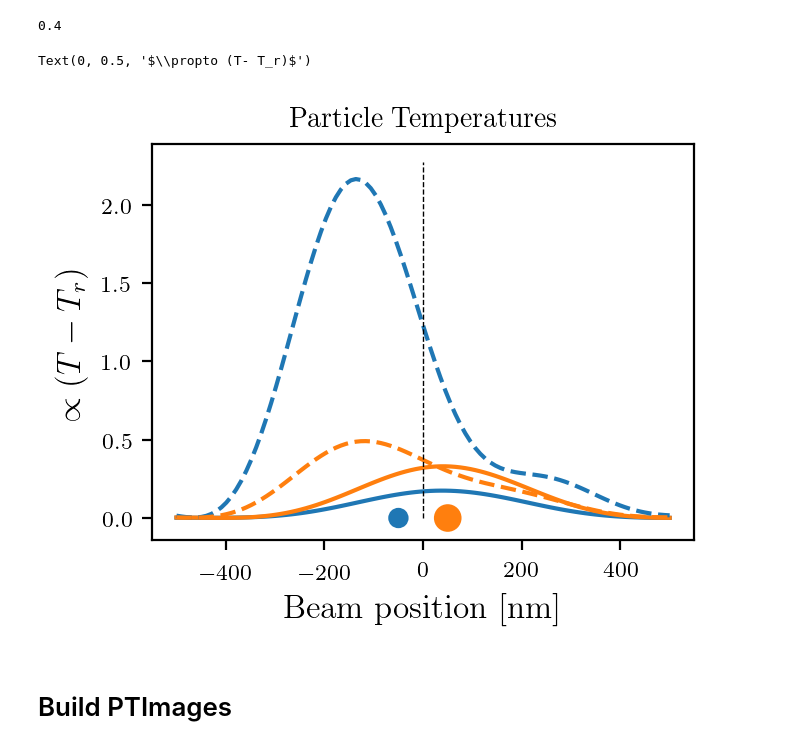
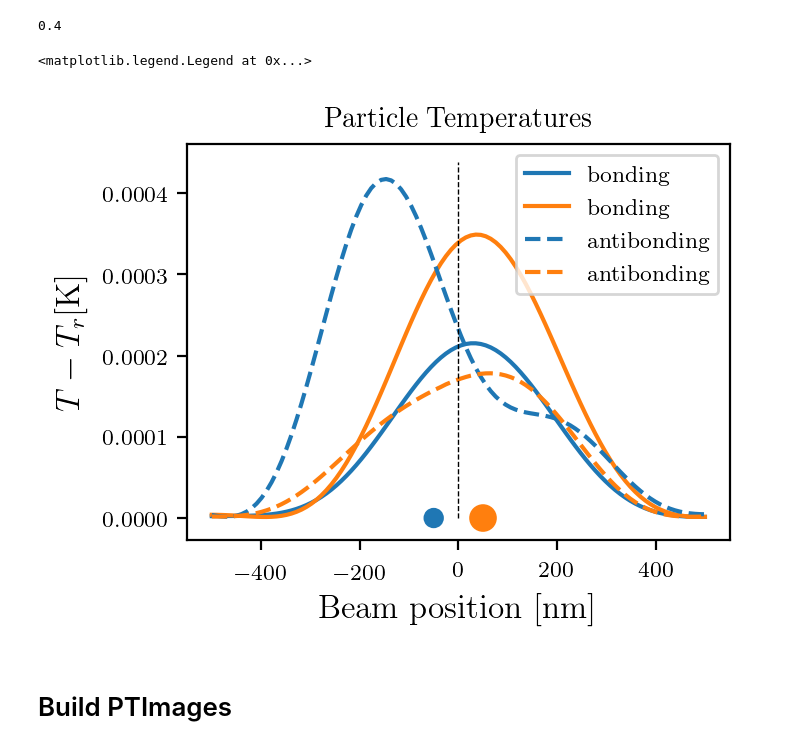
Before and after one commit to HarrisonGoldwyn/photothermal_image_model, a Jupyter notebook: python/a20a40_hetero_Coupled_scattering.ipynb, the cells around one changed output. Cells and saved outputs as stored; diff of their text form; code cells hidden in the pictures.

```diff
--- a/python/a20a40_hetero_Coupled_scattering.ipynb
+++ b/python/a20a40_hetero_Coupled_scattering.ipynb
@@ -95,6 +117,6 @@ au_gamma=0.0334860149/hbar  # gamma
 # %%
 def alpha_1_of_hw(hw):
-    return cp.sparse_ret_sphere_polarizability_Drude(
+    return cp.sparse_Mie_sphere_polarizability_Drude(
         w=hw/hbar,
 #         eps_inf=14.2,
 #         w_p=10.0/hbar,
@@ -109,7 +131,7 @@ def alpha_1_of_hw(hw):
         )
 
 def alpha_2_of_hw(hw):
-    return cp.sparse_ret_sphere_polarizability_Drude(
+    return cp.sparse_Mie_sphere_polarizability_Drude(
         w=hw/hbar,
         eps_inf=au_eps_inf,  # eps_inf
         w_p=au_w_p,  # w_p
@@ -186,7 +208,7 @@ bond_enei = plot_hws[np.argmax(coupled_scattering[0])]
 # anti_enei = plot_hws[round(len(plot_hws)/2)+
 #     np.argmax(coupled_scattering[0][round(len(plot_hws)/2):])]
 anti_enei = plot_hws[np.argmax(
-    coupled_scattering[1][1]*(plot_hws>sphere_1_absorption)
+    coupled_scattering[1][1]*(plot_hws>2.35)
     )]
 
 print(f'bond_enei = {bond_enei:.2f}')
@@ -459,41 +571,42 @@ for i, q_ratio in enumerate(anti_flux_2/anti_flux_1):
 ## Convert Temperature to Kelvin
 kappa_glycerol = 0.292
 def bond_temp_to_kelvin(theta):
-    return theta*(bond_flux_1*a1*1e-9/kappa_glycerol)*5e-31
+    return theta*(bond_flux_1*a1*1e-9/kappa_glycerol)
 def anti_temp_to_kelvin(theta):
-    return theta*(anti_flux_1*a1*1e-9/kappa_glycerol)*5e-31
+    return theta*(anti_flux_1*a1*1e-9/kappa_glycerol)
 
 ## Make Plots
 plt.plot(
     obs_points*1e7,
     bond_temp_to_kelvin(bond_temps[0, :]),
     label='bonding')
 plt.plot(
     obs_points*1e7,
     bond_temp_to_kelvin(bond_temps[1, :]),
     label='bonding')
 
 plt.plot(
     obs_points*1e7,
     anti_temp_to_kelvin(anti_temps[0, :]),
     ls='--', label='antibonding', c='C0')
 plt.plot(
     obs_points*1e7,
     anti_temp_to_kelvin(anti_temps[1, :]),
     ls='--', label='antibonding', c='C1')
 
 plt.scatter(
     np.asarray([-1, 1])*d/2,
     [0,0],
     c=['C0','C1'],
     s=[a1*2,a2*2])
 plt.plot([0,0], [0,plt.gca().get_ylim()[1]], lw=0.5, ls='--', c='black')
 plt.title('Particle Temperatures', fontsize=10)
 plt.xlabel('Beam position [nm]')
-plt.ylabel(r'$\propto (T- T_r)$')
+plt.ylabel(r'$T-T_r [\mathrm{K}]$')
+plt.legend()
 # %% [output]
-Text(0, 0.5, '$\\propto (T- T_r)$')
+<matplotlib.legend.Legend at 0x...>
-[figure, old version]
+[figure, new version]
 # %% [markdown]
 # Build PTImages
 # %%
```
Also changed, not shown: parts of 9 cells of this notebook.
